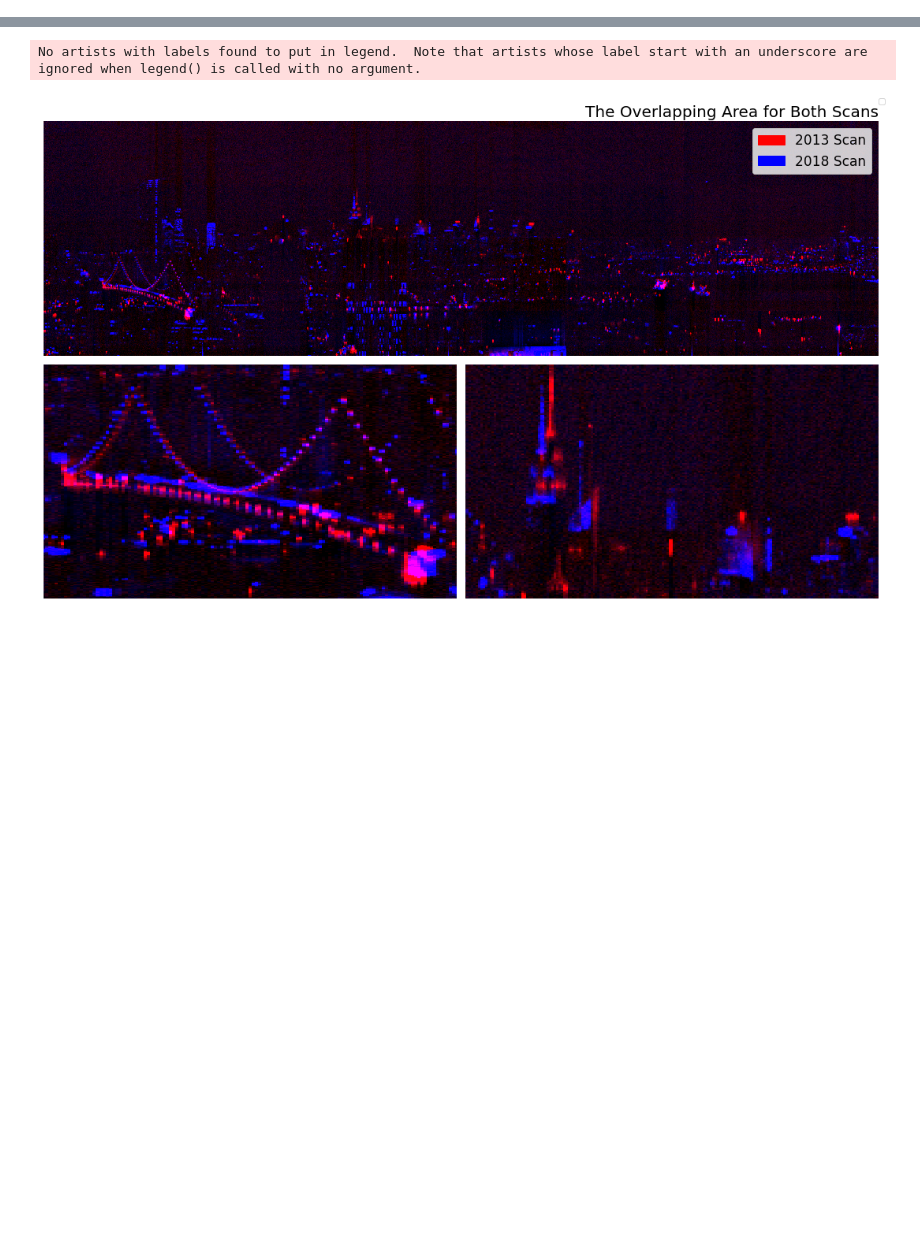
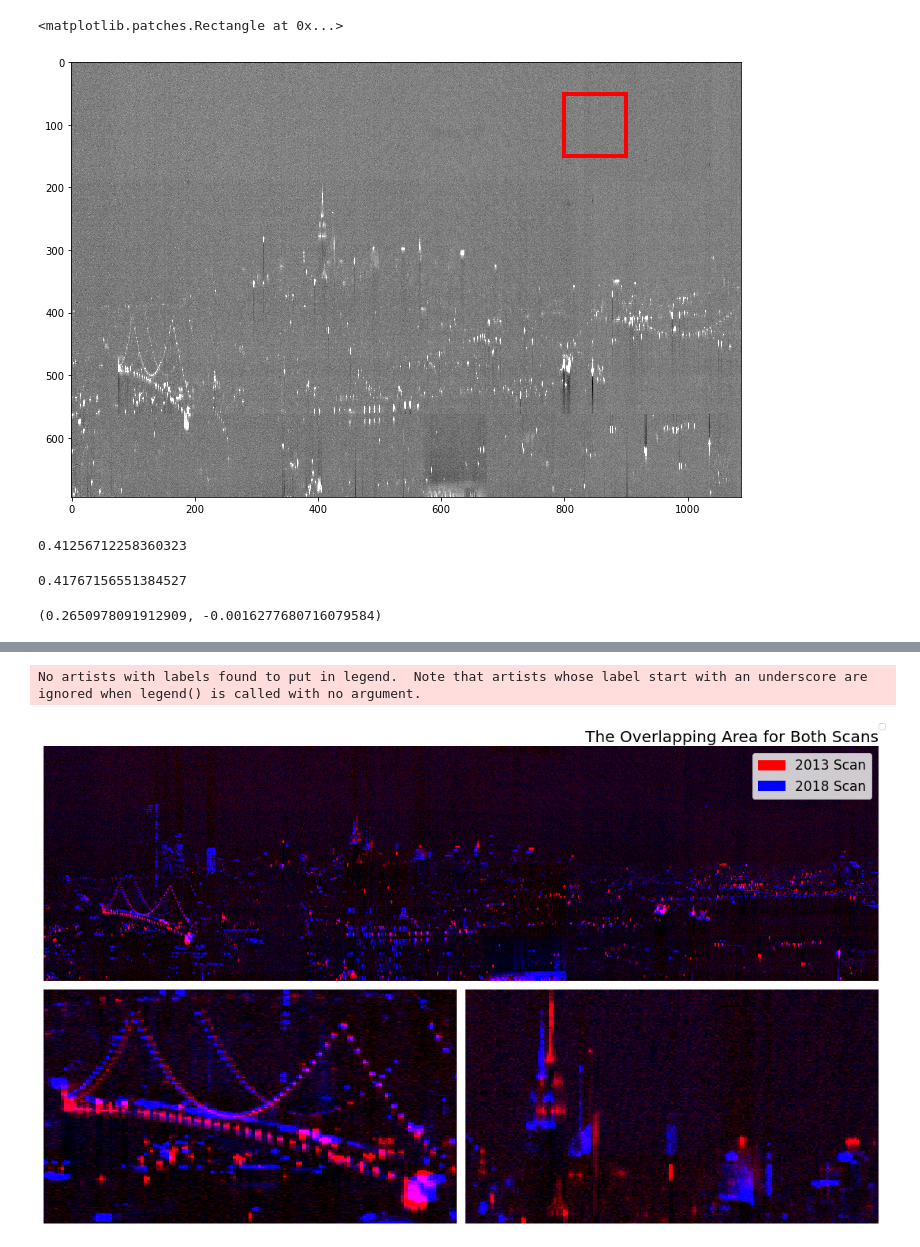
Before and after one commit to gdobler/lighting-tech-changeover, a Jupyter notebook: ltco/Sensor_Sensitivity_Correction.ipynb, the cells around one changed output, grey strips where cells are left out. Saved outputs shown, nothing was run; the diff lists cells and outputs as text; code cells hidden in the pictures; blank space fills up the shorter version.

```diff
--- a/ltco/Sensor_Sensitivity_Correction.ipynb
+++ b/ltco/Sensor_Sensitivity_Correction.ipynb
@@ -8,3 +8,8 @@ import matplotlib.patches as patches
 from scipy.ndimage.filters import gaussian_filter as gf
 
 from hyss_util import *
+# %%
+# -- matplotlib defaults
+plt.rcParams["figure.figsize"] = (7, 4)
+plt.rcParams["image.interpolation"] = "nearest"
+plt.rcParams["image.cmap"] = "gist_gray"
@@ -33,3 +56,13 @@ imgL_hsi1 =  np.load("../output/hsi1_filter_mean.npy")
 img_L1 = (resize(imgL_hsi1.astype(float), (695, 1252)))[:, 165:1252]
 img_L0 = imgL_hsi0[238:933, 0:1087]
 nrow, ncol = img_L0.shape
+# %%
+fig, ax = plt.subplots(figsize = (12, 8))
+#plt.imshow(img_L0[50:100, 800:850], interpolation="nearest", aspect="auto")
+
+ax.imshow(img_L0, interpolation="nearest", aspect="auto", clim=[-3, 3])
+rect = patches.Rectangle((800, 50), 100, 100, linewidth=4, edgecolor='red', facecolor='none')
+ax.add_patch(rect)
+# %% [output]
+<matplotlib.patches.Rectangle at 0x...>
+[figure, added]
@@ -36 +80,13 @@ nrow, ncol = img_L0.shape
+# %%
+img_L0[420:465, 150:200].std()
+# %% [output]
+0.41256712258360323
+# %%
+img3[420:465, 150:200].std()
+# %% [output]
+0.41767156551384527
+# %%
+slp, off
+# %% [output]
+(0.2650978091912909, -0.0016277680716079584)
 # %%
```
Also changed, not shown: parts of 19 cells of this notebook.
